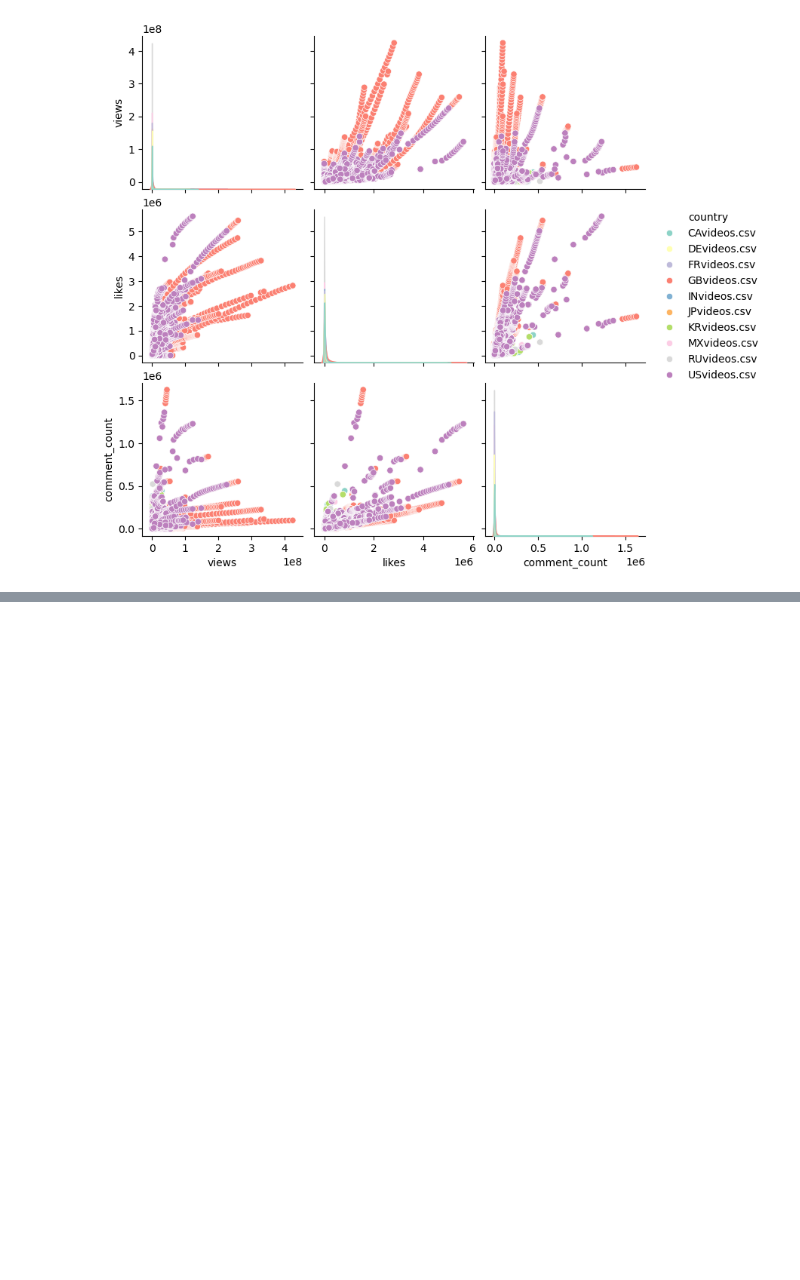
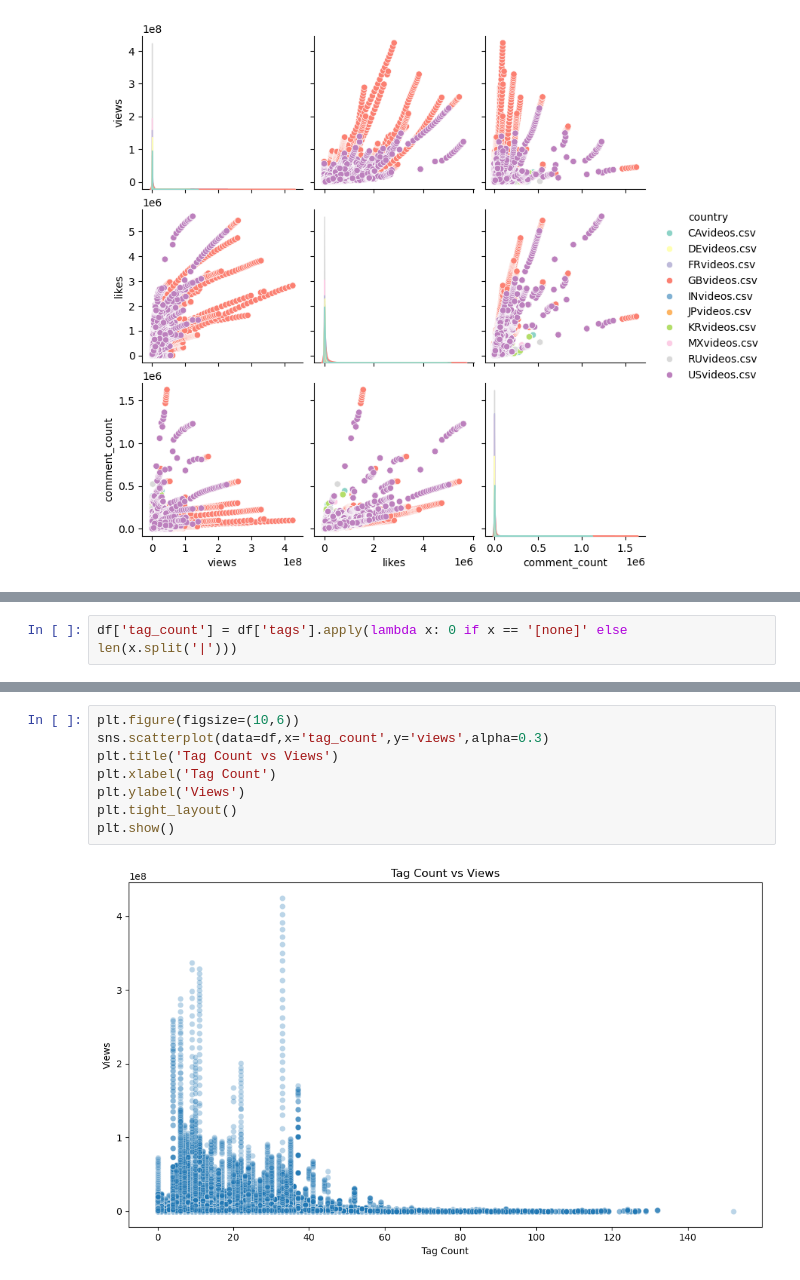
Before and after one commit to AlyModrik41/Youtube-Success-Analysis, a Jupyter notebook: main.ipynb, the cells around one changed output, grey strips where cells are left out. Saved outputs shown, nothing was run; the diff lists cells and outputs as text; blank space fills up the shorter version.

```diff
--- a/main.ipynb
+++ b/main.ipynb
@@ -459,0 +517,2 @@ plt.show()
+# %%
+df['tag_count'] = df['tags'].apply(lambda x: 0 if x == '[none]' else len(x.split('|')))
@@ -459,0 +534,10 @@ plt.show()
+# %%
+plt.figure(figsize=(10,6))
+sns.scatterplot(data=df,x='tag_count',y='views',alpha=0.3)
+plt.title('Tag Count vs Views')
+plt.xlabel('Tag Count')
+plt.ylabel('Views')
+plt.tight_layout()
+plt.show()
+# %% [output]
+[figure, added]
```
Also changed, not shown: parts of 21 cells of this notebook.
